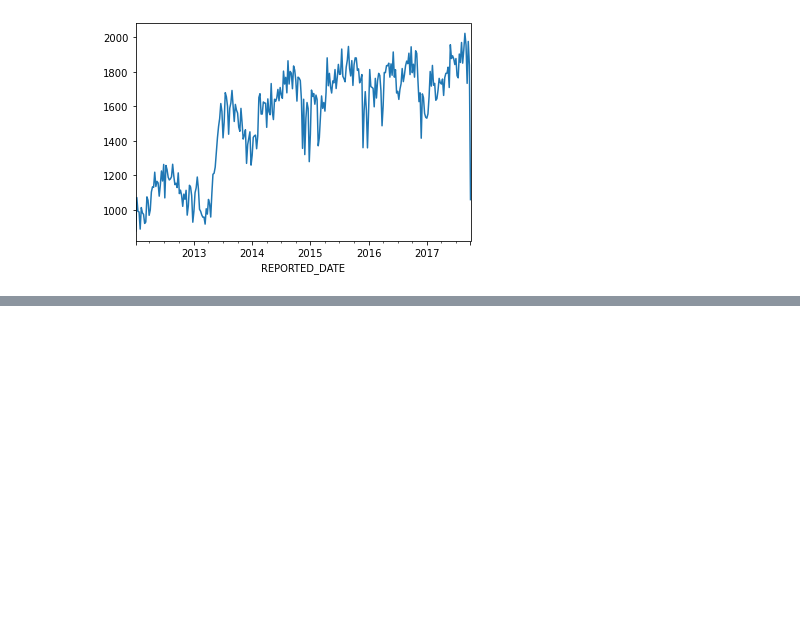
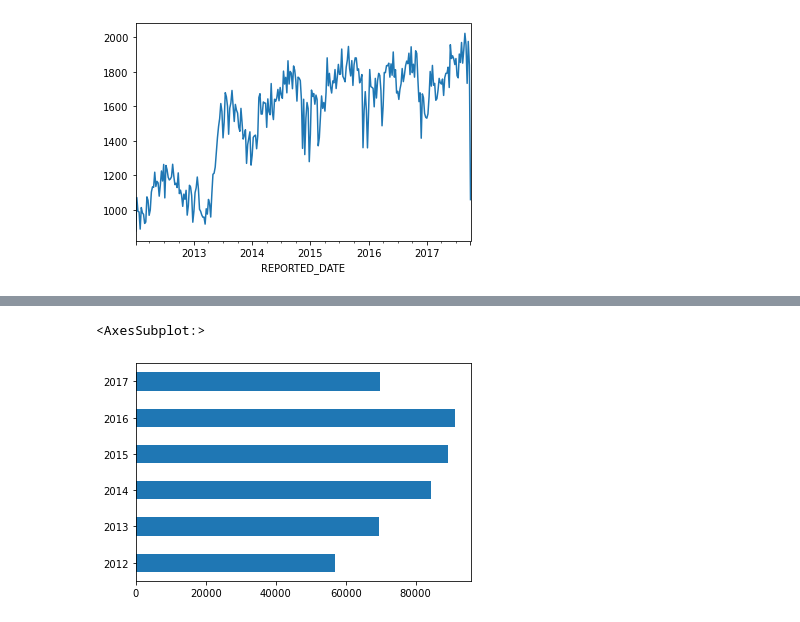
Before and after one commit to minstrel1149/pandas_practice-cookbook1, a Jupyter notebook: Pd_cookbook_1_chapter12.ipynb, the cells around one changed output, grey strips where cells are left out. Cells and saved outputs as stored; diff of their text form; code cells hidden in the pictures; blank space fills up the shorter version.

```diff
--- a/Pd_cookbook_1_chapter12.ipynb
+++ b/Pd_cookbook_1_chapter12.ipynb
@@ -294,0 +375,13 @@ Freq: W-SUN, dtype: int64
+# %%
+(crime2['REPORTED_DATE']
+# dt 속성의 year 속성 소환 -> 해당 열의 요일 이름으로 반환
+# day_name()은 해당 열을 가지고 뭔가 더 조치를 취해야해서 메서드 형식, year는 바로 추출할 수 있어서 속성 형식인듯?
+.dt.year
+.value_counts()
+# sort_index() 메서드 활용하여 정렬
+.sort_index()
+.plot.barh()
+)
+# %% [output]
+<AxesSubplot:>
+[figure, added]
```
Also changed, not shown: parts of 13 cells of this notebook.
